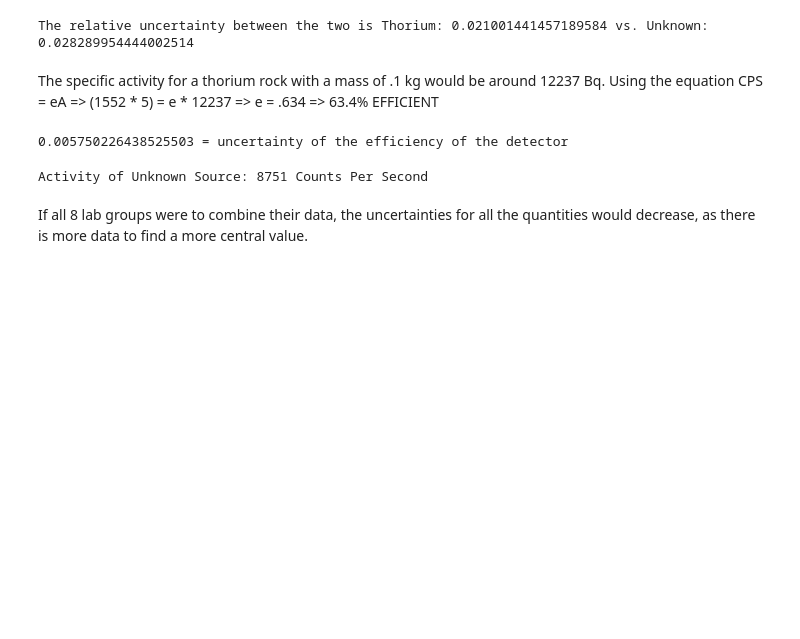
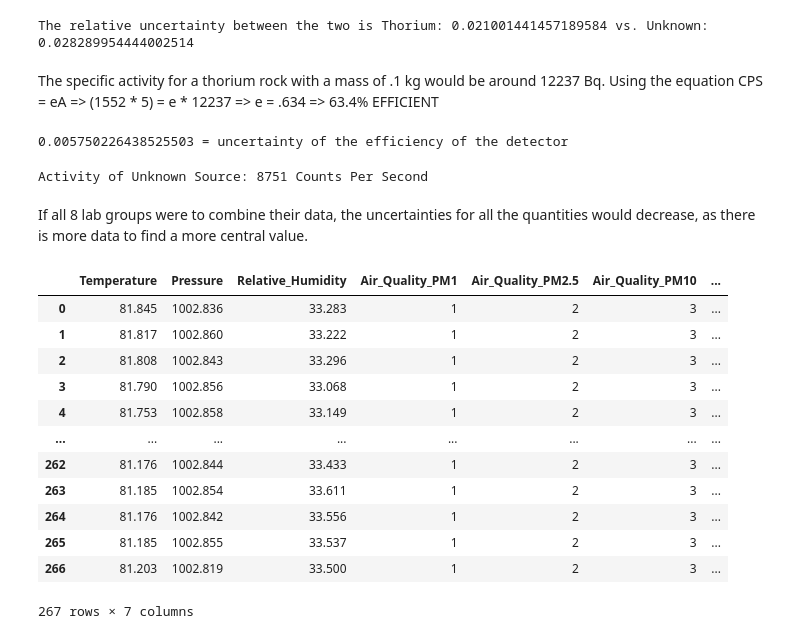
Before and after one commit to saltnpeppa/E11-Labwork, a Jupyter notebook: Week 12 Lab Analysis - Spectrometer.ipynb, the cells around one changed output. Saved outputs shown, nothing was run; the diff lists cells and outputs as text; code cells hidden in the pictures; blank space fills up the shorter version.

```diff
--- a/Week 12 Lab Analysis - Spectrometer.ipynb
+++ b/Week 12 Lab Analysis - Spectrometer.ipynb
@@ -121,3 +121,21 @@ print("Activity of Unknown Source:", round(1 / ((uncertainty_efficiency/0.634)**
 Activity of Unknown Source: 8751 Counts Per Second
 # %% [markdown]
 If all 8 lab groups were to combine their data, the uncertainties for all the quantities would decrease, as there is more data to find a more central value.
+# %%
+data = pd.read_csv("/Users/srajadnya/Desktop/engin11/E11-Labwork/1630711461.csv")
+# %%
+data
+# %% [output]
+|  | Temperature | Pressure | Relative_Humidity | Air_Quality_PM1 | Air_Quality_PM2.5 | Air_Quality_PM10 | ... |
+| 0 | 81.845 | 1002.836 | 33.283 | 1 | 2 | 3 | ... |
+| 1 | 81.817 | 1002.860 | 33.222 | 1 | 2 | 3 | ... |
+| 2 | 81.808 | 1002.843 | 33.296 | 1 | 2 | 3 | ... |
+| 3 | 81.790 | 1002.856 | 33.068 | 1 | 2 | 3 | ... |
+| 4 | 81.753 | 1002.858 | 33.149 | 1 | 2 | 3 | ... |
+| ... | ... | ... | ... | ... | ... | ... | ... |
+| 262 | 81.176 | 1002.844 | 33.433 | 1 | 2 | 3 | ... |
+| 263 | 81.185 | 1002.854 | 33.611 | 1 | 2 | 3 | ... |
+| 264 | 81.176 | 1002.842 | 33.556 | 1 | 2 | 3 | ... |
+| 265 | 81.185 | 1002.855 | 33.537 | 1 | 2 | 3 | ... |
+| 266 | 81.203 | 1002.819 | 33.500 | 1 | 2 | 3 | ... |
+267 rows × 7 columns
```
Also changed, not shown: parts of 1 cell of this notebook, 3 other files.
